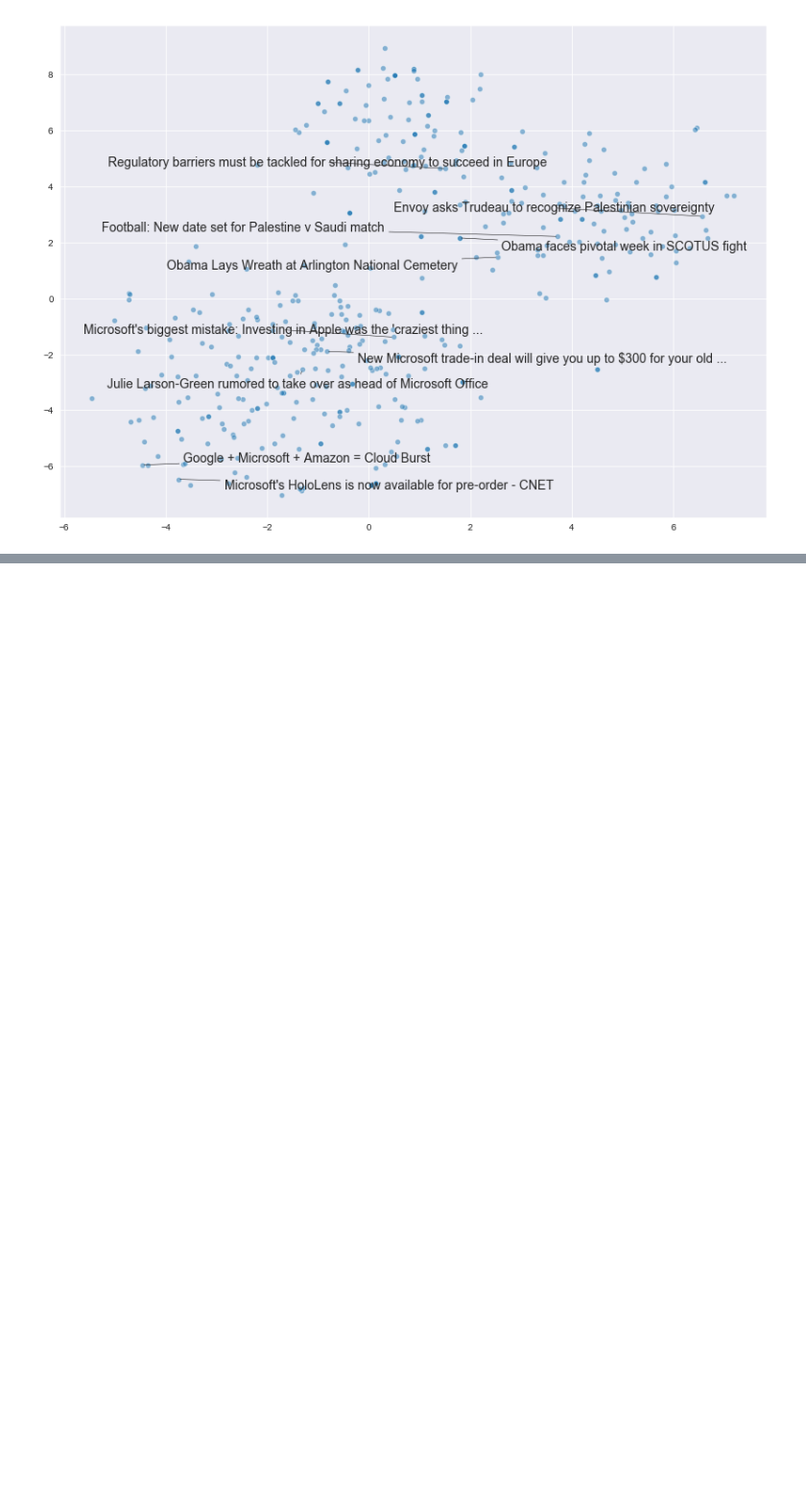
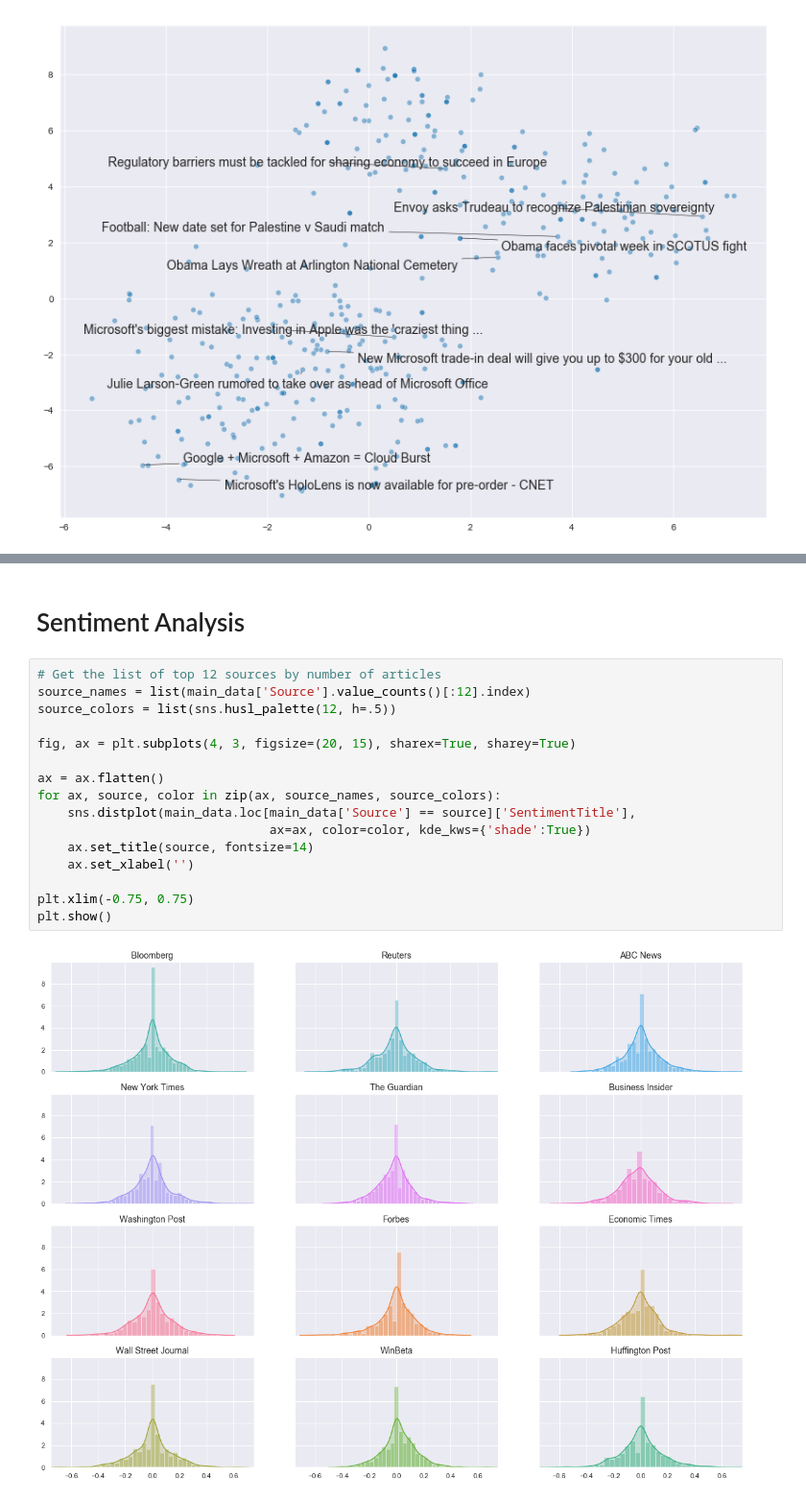
Before and after one commit to chambliss/Notebooks, a Jupyter notebook: Word2Vec_News_Analysis.ipynb, the cells around one changed output, grey strips where cells are left out. Shown: that part at 96% size. Cells and saved outputs as stored; diff of their text form; blank space fills up the shorter version.

```diff
--- a/Word2Vec_News_Analysis.ipynb
+++ b/Word2Vec_News_Analysis.ipynb
@@ -252,0 +348,20 @@ Pretty interesting! We can see that the t-SNE has collapsed the document vectors
+# %% [markdown]
+# Sentiment Analysis
+# %%
+# Get the list of top 12 sources by number of articles
+source_names = list(main_data['Source'].value_counts()[:12].index)
+source_colors = list(sns.husl_palette(12, h=.5))
+
+fig, ax = plt.subplots(4, 3, figsize=(20, 15), sharex=True, sharey=True)
+
+ax = ax.flatten()
+for ax, source, color in zip(ax, source_names, source_colors):
+    sns.distplot(main_data.loc[main_data['Source'] == source]['SentimentTitle'],
+                               ax=ax, color=color, kde_kws={'shade':True})
+    ax.set_title(source, fontsize=14)
+    ax.set_xlabel('')
+
+plt.xlim(-0.75, 0.75)
+plt.show()
+# %% [output]
+[figure, added]
```
Also changed, not shown: parts of 18 cells of this notebook.
